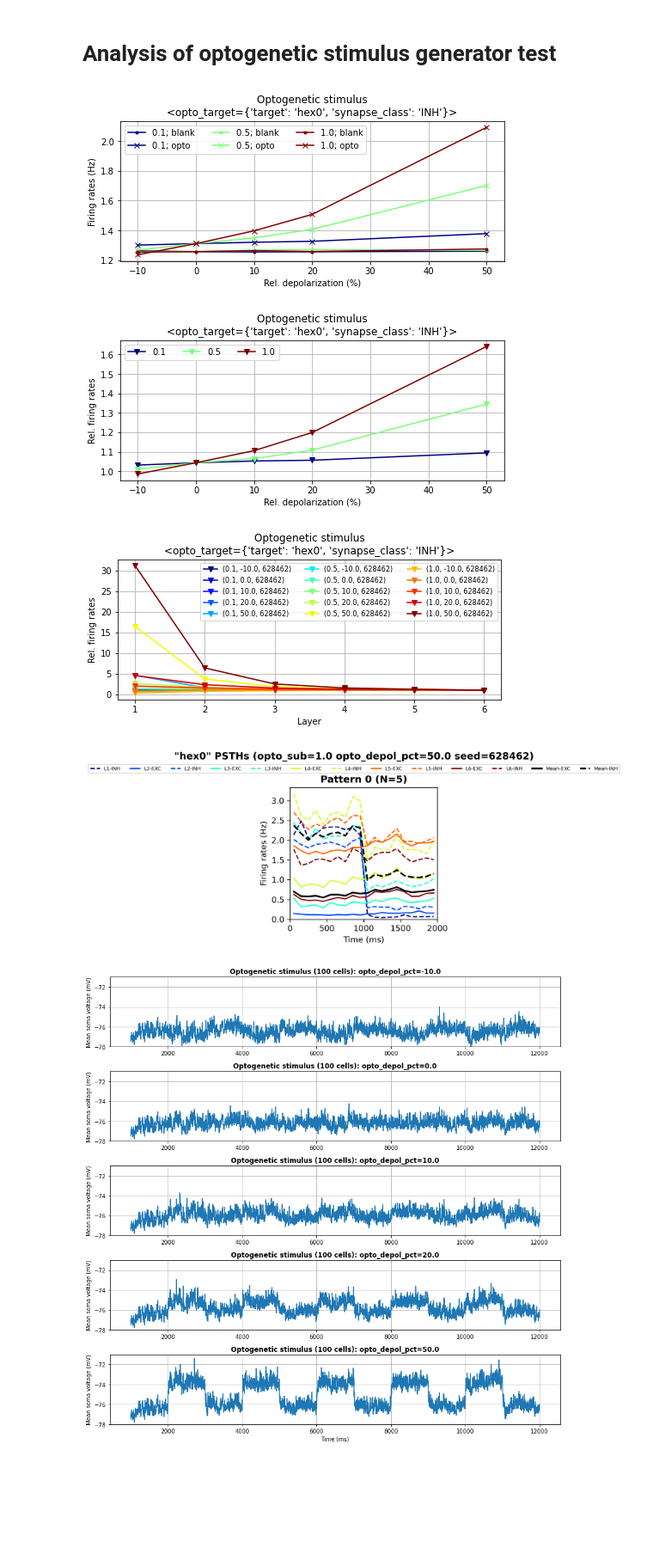
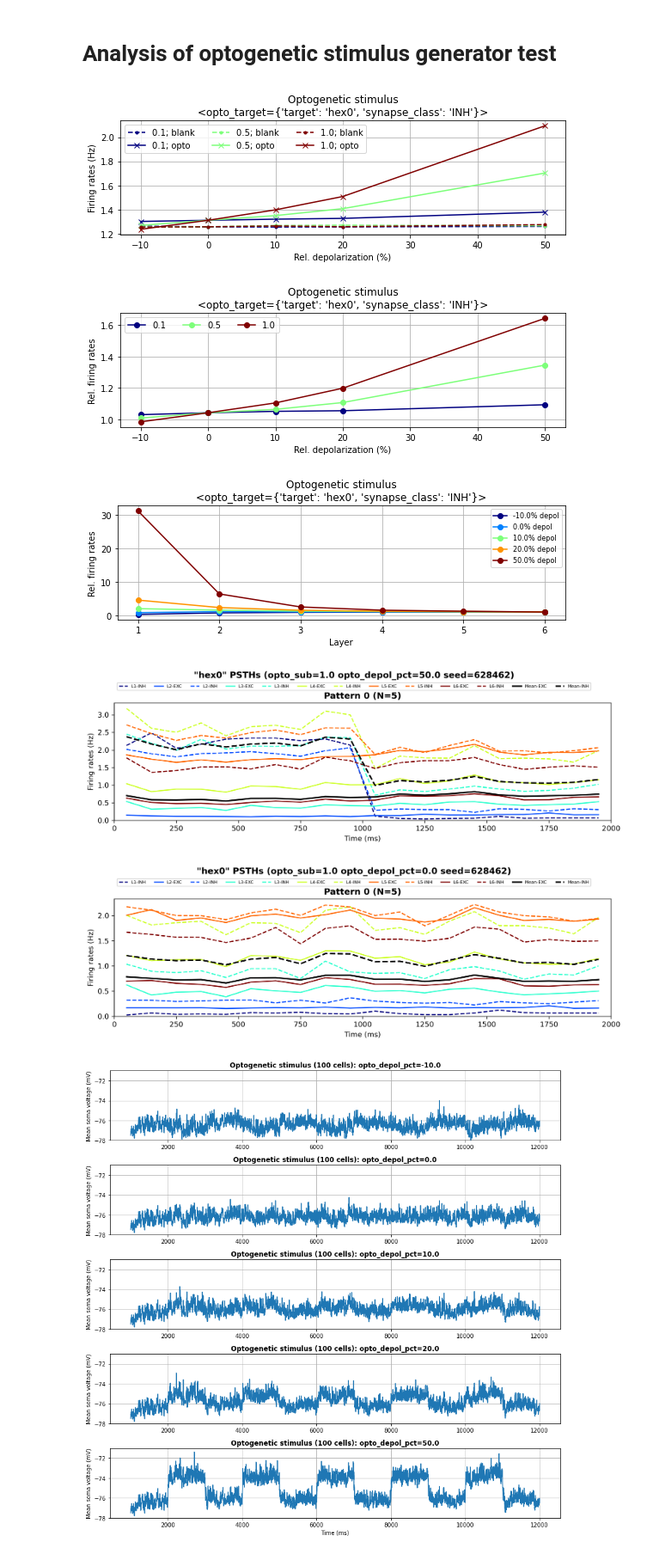
Before and after one commit to BlueBrain/sscx-analysis, a Jupyter notebook: visual_contrast/notebooks/OptoStim_Test_Analysis.ipynb, the cells around one changed output. Shown at 86% size. Saved outputs shown, nothing was run; the diff lists cells and outputs as text; code cells hidden in the pictures; blank space fills up the shorter version.

Commit message:
Added visual contrast calibration analysis script

```diff
--- a/visual_contrast/notebooks/OptoStim_Test_Analysis.ipynb
+++ b/visual_contrast/notebooks/OptoStim_Test_Analysis.ipynb
@@ -112,22 +15,27 @@ rel_rates_table = opto_rates_table / blank_rates_table
+# %%
+# Load results into dataframes
+blank_rates_table, stim_rates_table, opto_rates_table, blue_configs, stim_configs, opto_configs = load_sim_results(sims)
+rel_rates_table = opto_rates_table / blank_rates_table
 # %%
 # Plot firing rates vs. depolarization
 sub_levels = np.unique(sims.index.get_level_values('opto_sub'))
 sub_colors = plt.cm.jet(np.linspace(0, 1, len(sub_levels)))
 plt.figure(figsize=(8, 3))
 for sub_idx, sub in enumerate(sub_levels):
         sim_sel = sims.index.get_level_values('opto_sub') == sub
         depol = opto_rates_table[sim_sel].index.get_level_values('opto_depol_pct')
-        plt.plot(depol, blank_rates_table[sim_sel]['FullTarget'], '.-', color=sub_colors[sub_idx, :], label=f'{sub}; blank')
+        plt.plot(depol, blank_rates_table[sim_sel]['FullTarget'], '.--', color=sub_colors[sub_idx, :], label=f'{sub}; blank')
         plt.plot(depol, opto_rates_table[sim_sel]['FullTarget'], 'x-', color=sub_colors[sub_idx, :], label=f'{sub}; opto')
 plt.xlabel('Rel. depolarization (%)')
 plt.ylabel('Firing rates (Hz)')
 plt.legend(ncol=len(sub_levels))
 plt.grid()
-plt.title(f'Optogenetic stimulus\n<opto_target={opto_cfg["cfg"]["opto_target"]}>')
+plt.title(f'Optogenetic stimulus\n<opto_target={opto_configs[-1]["cfg"]["opto_target"]}>')
+plt.tight_layout()
 plt.savefig('firing_rates.png', dpi=300)
 plt.show()
 # %% [output]
-[figure, old version]
+[figure, new version]
 # %%
 # Plot rel. firing rates vs. depolarization
 sub_levels = np.unique(sims.index.get_level_values('opto_sub'))
@@ -136,30 +44,36 @@ plt.figure(figsize=(8, 3))
 for sub_idx, sub in enumerate(sub_levels):
         sim_sel = sims.index.get_level_values('opto_sub') == sub
         depol = opto_rates_table[sim_sel].index.get_level_values('opto_depol_pct')
-        plt.plot(depol, rel_rates_table[sim_sel]['FullTarget'], 'v-', color=sub_colors[sub_idx, :], label=f'{sub}')
+        plt.plot(depol, rel_rates_table[sim_sel]['FullTarget'], 'o-', color=sub_colors[sub_idx, :], label=f'{sub}')
 plt.xlabel('Rel. depolarization (%)')
 plt.ylabel('Rel. firing rates')
 plt.legend(ncol=len(sub_levels))
 plt.grid()
-plt.title(f'Optogenetic stimulus\n<opto_target={opto_cfg["cfg"]["opto_target"]}>')
+plt.title(f'Optogenetic stimulus\n<opto_target={opto_configs[-1]["cfg"]["opto_target"]}>')
+plt.tight_layout()
 plt.savefig('rel_firing_rates.png', dpi=300)
 plt.show()
 # %% [output]
-[figure, old version]
+[figure, new version]
 # %%
 # Plot rel. firing rates vs. injection targets (depths)
-sim_colors = plt.cm.jet(np.linspace(0, 1, sims.shape[0]))
+sel_idx = sims.index.get_level_values('opto_sub') == 1.0
+sims_sel = sims[sel_idx]
+rel_rates_sel = rel_rates_table[sel_idx]
+sims_sel = sims_sel.index.get_level_values('opto_depol_pct')
+sim_colors = plt.cm.jet(np.linspace(0, 1, sims_sel.shape[0]))
 num_layers = 6
 layer_targets = [f'FullTargetL{lidx + 1}' for lidx in range(num_layers)]
 plt.figure(figsize=(8, 3))
-for sidx in range(sims.shape[0]):
-    plt.plot(np.arange(1, num_layers + 1), rel_rates_table.iloc[sidx][layer_targets], 'v-', color=sim_colors[sidx, :], label=str(rel_rates_table.index[sidx]))
+for sidx in range(sims_sel.shape[0]):
+    plt.plot(np.arange(1, num_layers + 1), rel_rates_sel.iloc[sidx][layer_targets], 'o-', color=sim_colors[sidx, :], label=f'{depol[sidx]}% depol') #str(rel_rates_sel.index[sidx])
 plt.xlabel('Layer')
 plt.ylabel('Rel. firing rates')
 plt.grid()
-plt.title(f'Optogenetic stimulus\n<opto_target={opto_cfg["cfg"]["opto_target"]}>')
-plt.legend(loc='upper right', ncol=3, fontsize=8)
+plt.title(f'Optogenetic stimulus\n<opto_target={opto_configs[-1]["cfg"]["opto_target"]}>')
+plt.legend(loc='upper right', fontsize=8)
+plt.tight_layout()
 plt.savefig('rel_layer_firing_rates.png', dpi=300)
 plt.show()
 # %% [output]
-[figure, old version]
+[figure, new version]
@@ -248,9 +83,15 @@ def plot_PSTH(blue_config, psth_bin_size=10, psth_interval=None, psth_target=Non
 
 idx = 14
 blue_config = sims.iloc[idx]
-plot_PSTH(blue_config, psth_bin_size=100, psth_interval=None, psth_target='hex0', label=' '.join([f'{i[0]}={i[1]}' for i in zip(sims.index.names, sims.index[idx])]), save_fn='psth.png')
+plot_PSTH(blue_config, psth_bin_size=100, psth_interval=None, psth_target='hex0', label=' '.join([f'{i[0]}={i[1]}' for i in zip(sims.index.names, sims.index[idx])]), save_fn=f'psth_{idx}.png')
 # %% [output]
-[figure, old version]
+[figure, new version]
+# %%
+idx = 11
+blue_config = sims.iloc[idx]
+plot_PSTH(blue_config, psth_bin_size=100, psth_interval=None, psth_target='hex0', label=' '.join([f'{i[0]}={i[1]}' for i in zip(sims.index.names, sims.index[idx])]))#, save_fn=f'psth_{idx}.png')
+# %% [output]
+[figure, added]
 # %%
 # Voltage traces
 target = 'hex0'
```
Also changed, not shown: parts of 5 cells of this notebook, 1 other file.
